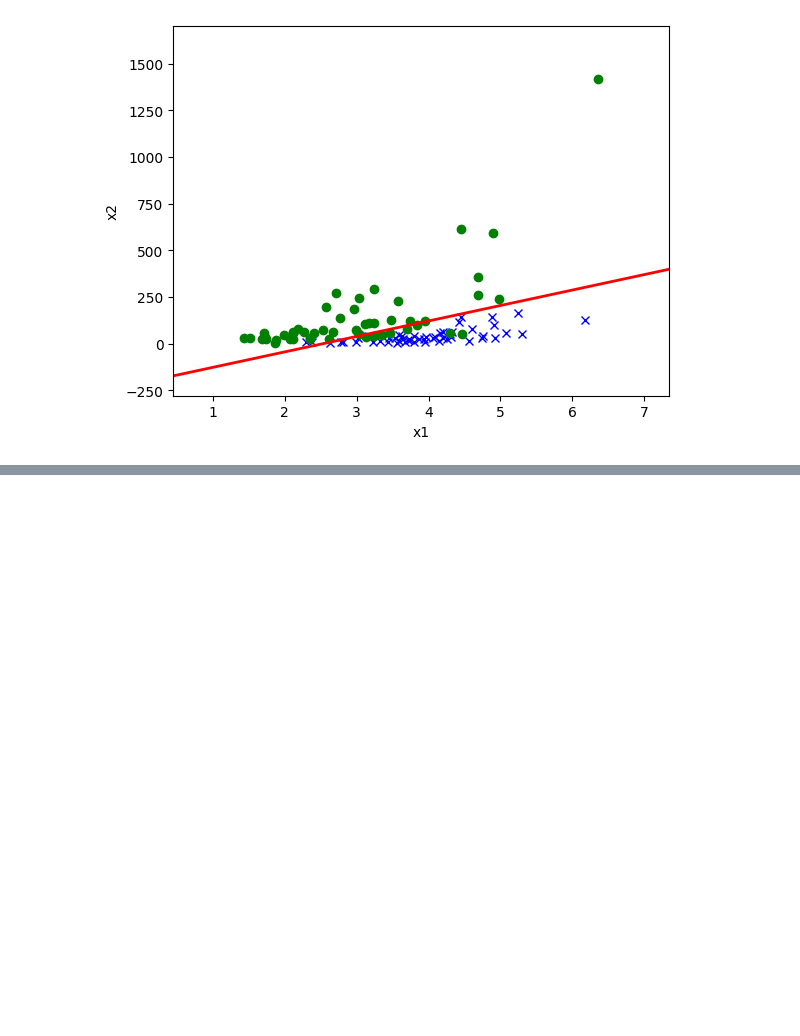
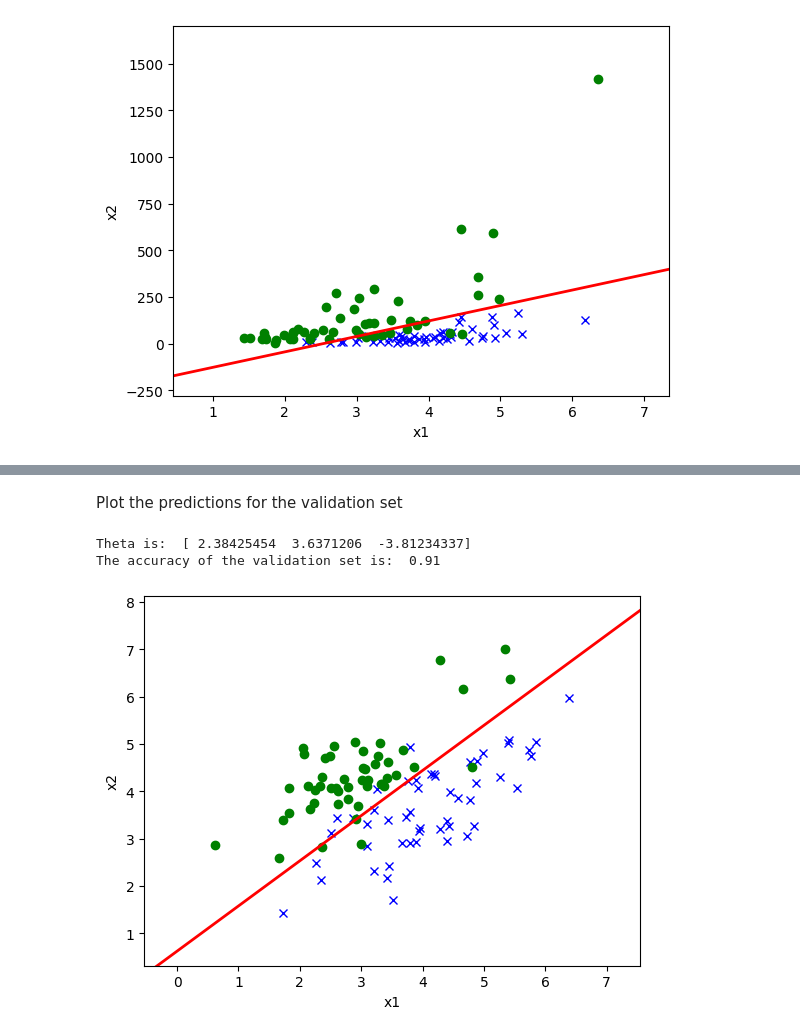
Before and after one commit to Faroukhamadi/logistic-regression, a Jupyter notebook: logistic_regression_notebook.ipynb, the cells around one changed output, grey strips where cells are left out. Cells and saved outputs as stored; diff of their text form; code cells hidden in the pictures; blank space fills up the shorter version.

```diff
--- a/logistic_regression_notebook.ipynb
+++ b/logistic_regression_notebook.ipynb
@@ -96,0 +130,11 @@ The accuracy of the validation set is:  0.9
+# %% [markdown]
+Plot the predictions for the validation set
+# %%
+
+util.plot(x_valid, y_valid, clf.theta)
+print('Theta is: ', clf.theta)
+print('The accuracy of the validation set is: ', np.mean(clf.predict(x_valid) == y_valid))
+# %% [output]
+Theta is:  [ 2.38425454  3.6371206  -3.81234337]
+The accuracy of the validation set is:  0.91
+[figure, added]
```
Also changed, not shown: parts of 9 cells of this notebook, 2 other files.
